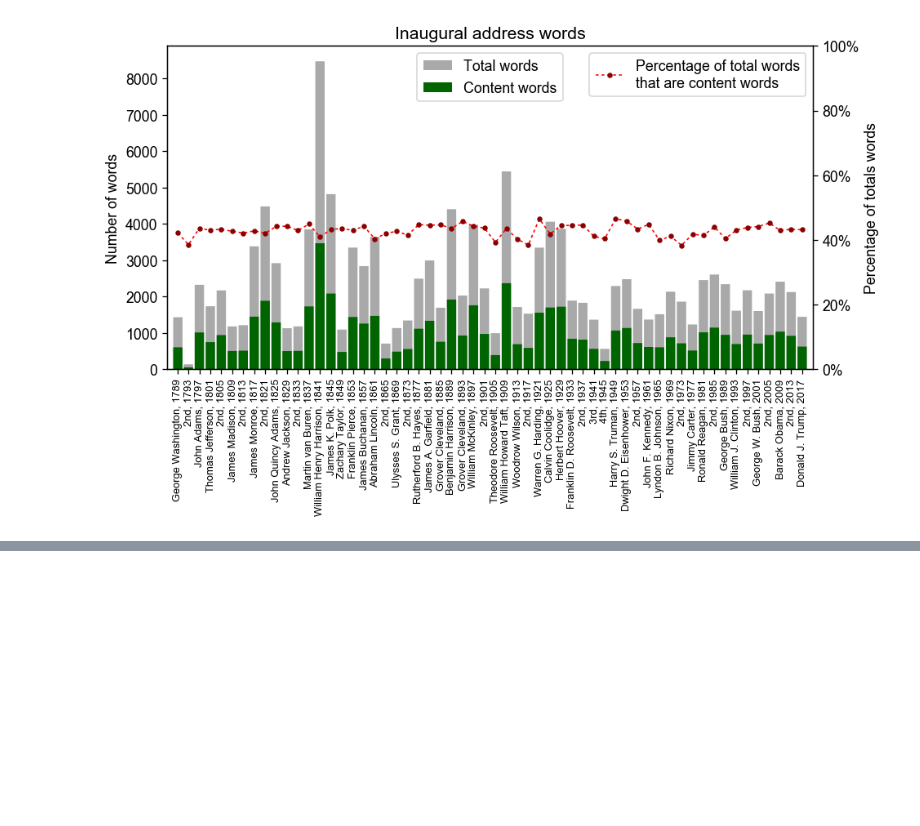
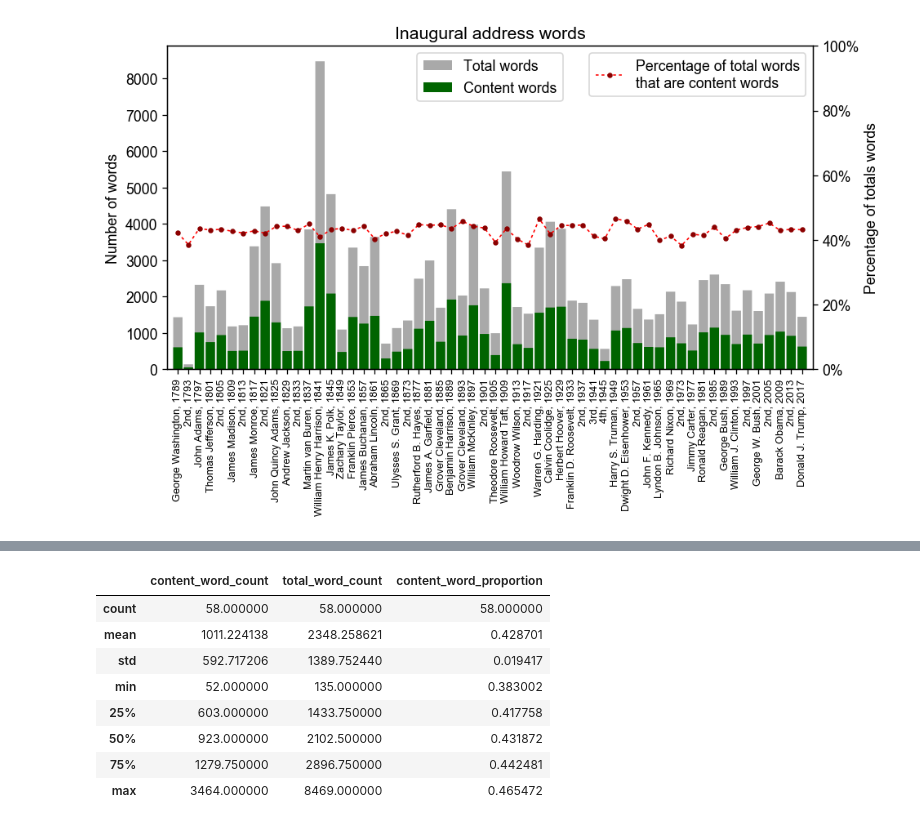
Before and after one commit to chbrown/presidents, a Jupyter notebook: notebooks/Historical-inaugural-address-timeseries.ipynb, the cells around one changed output, grey strips where cells are left out. Cells and saved outputs as stored; diff of their text form; code cells hidden in the pictures; blank space fills up the shorter version.

```diff
--- a/notebooks/Historical-inaugural-address-timeseries.ipynb
+++ b/notebooks/Historical-inaugural-address-timeseries.ipynb
@@ -68,0 +89,13 @@ plt.tight_layout()
+# %%
+# df[['total_word_count', 'content_word_count', 'content_word_proportion']].describe()
+df.describe()
+# %% [output]
+|  | content_word_count | total_word_count | content_word_proportion |
+| count | 58.000000 | 58.000000 | 58.000000 |
+| mean | 1011.224138 | 2348.258621 | 0.428701 |
+| std | 592.717206 | 1389.752440 | 0.019417 |
+| min | 52.000000 | 135.000000 | 0.383002 |
+| 25% | 603.000000 | 1433.750000 | 0.417758 |
+| 50% | 923.000000 | 2102.500000 | 0.431872 |
+| 75% | 1279.750000 | 2896.750000 | 0.442481 |
+| max | 3464.000000 | 8469.000000 | 0.465472 |
```
Also changed, not shown: parts of 1 cell of this notebook.
